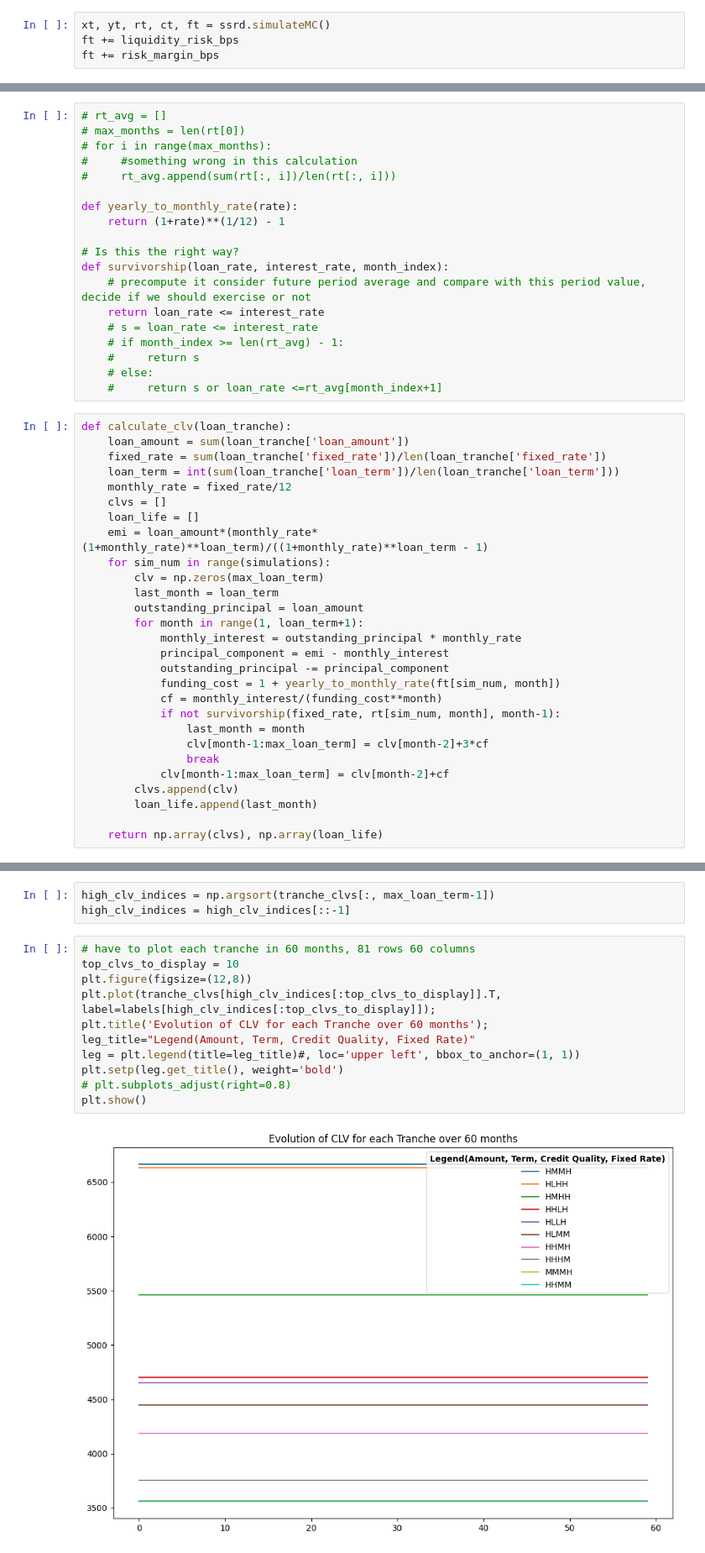
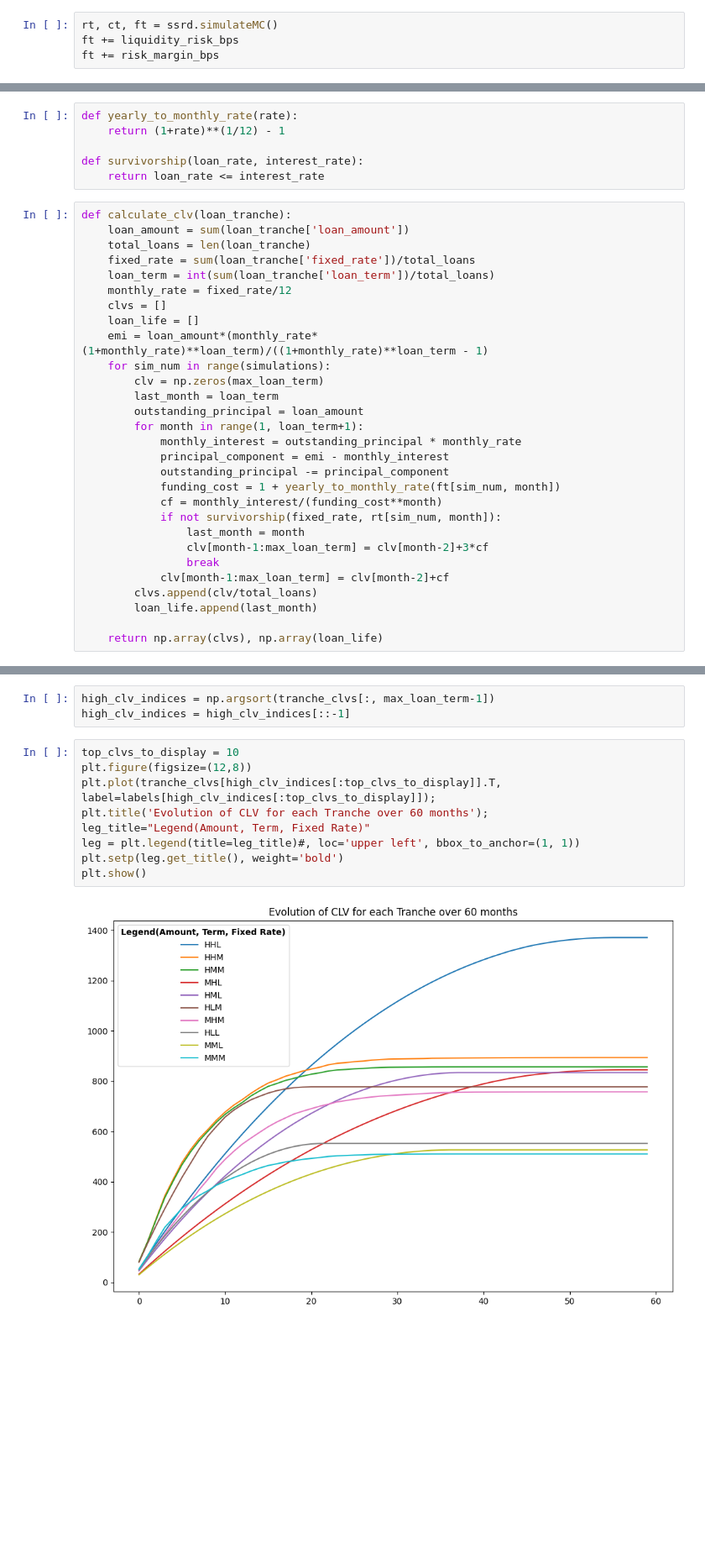
Before and after one commit to kasirajr/tesco-industry-project, a Jupyter notebook: clv.ipynb, the cells around one changed output, grey strips where cells are left out. Shown at 84% size. Drawn from its saved outputs; the diff is of its cells as text; blank space fills up the shorter version.

```diff
--- a/clv.ipynb
+++ b/clv.ipynb
@@ -24,7 +24,7 @@ rho = 0.3
 
 ssrd = extended_cir.SSRDSimulation(ir_model, cr_model, rho, simulations, time_step, T)
 # %%
-xt, yt, rt, ct, ft = ssrd.simulateMC()
+rt, ct, ft = ssrd.simulateMC()
 ft += liquidity_risk_bps
 ft += risk_margin_bps
 # %%
@@ -46,30 +46,18 @@ loan_simulation.np.random.seed(123)
 loan_sim = loan_simulation.LoanBookSimulation(60, 10 * 1e7, 0.5)
 loan_sim.simulate_loan_book()
 loan_book = loan_sim.loan_book_segmentation();
-# %%
-# rt_avg = []
-# max_months = len(rt[0])
-# for i in range(max_months):
-#     #something wrong in this calculation
-#     rt_avg.append(sum(rt[:, i])/len(rt[:, i]))
-
-def yearly_to_monthly_rate(rate):
-    return (1+rate)**(1/12) - 1
-
-# Is this the right way?
-def survivorship(loan_rate, interest_rate, month_index):
-    # precompute it consider future period average and compare with this period value, decide if we should exercise or not
-    return loan_rate <= interest_rate
-    # s = loan_rate <= interest_rate
-    # if month_index >= len(rt_avg) - 1:
-    #     return s
-    # else:
-    #     return s or loan_rate <=rt_avg[month_index+1]
+# %%
+def yearly_to_monthly_rate(rate):
+    return (1+rate)**(1/12) - 1
+
+def survivorship(loan_rate, interest_rate):
+    return loan_rate <= interest_rate
 # %%
 def calculate_clv(loan_tranche):
     loan_amount = sum(loan_tranche['loan_amount'])
-    fixed_rate = sum(loan_tranche['fixed_rate'])/len(loan_tranche['fixed_rate'])
-    loan_term = int(sum(loan_tranche['loan_term'])/len(loan_tranche['loan_term']))
+    total_loans = len(loan_tranche)
+    fixed_rate = sum(loan_tranche['fixed_rate'])/total_loans
+    loan_term = int(sum(loan_tranche['loan_term'])/total_loans)
     monthly_rate = fixed_rate/12
     clvs = []
     loan_life = []
@@ -84,12 +72,12 @@ def calculate_clv(loan_tranche):
             outstanding_principal -= principal_component
             funding_cost = 1 + yearly_to_monthly_rate(ft[sim_num, month])
             cf = monthly_interest/(funding_cost**month)
-            if not survivorship(fixed_rate, rt[sim_num, month], month-1):
+            if not survivorship(fixed_rate, rt[sim_num, month]):
                 last_month = month
                 clv[month-1:max_loan_term] = clv[month-2]+3*cf
                 break
             clv[month-1:max_loan_term] = clv[month-2]+cf
-        clvs.append(clv)
+        clvs.append(clv/total_loans)
         loan_life.append(last_month)
 
     return np.array(clvs), np.array(loan_life)
@@ -118,15 +96,13 @@ labels = np.array(labels)
 high_clv_indices = np.argsort(tranche_clvs[:, max_loan_term-1])
 high_clv_indices = high_clv_indices[::-1]
 # %%
-# have to plot each tranche in 60 months, 81 rows 60 columns
 top_clvs_to_display = 10
 plt.figure(figsize=(12,8))
 plt.plot(tranche_clvs[high_clv_indices[:top_clvs_to_display]].T, label=labels[high_clv_indices[:top_clvs_to_display]]);
 plt.title('Evolution of CLV for each Tranche over 60 months');
-leg_title="Legend(Amount, Term, Credit Quality, Fixed Rate)"
+leg_title="Legend(Amount, Term, Fixed Rate)"
 leg = plt.legend(title=leg_title)#, loc='upper left', bbox_to_anchor=(1, 1))
 plt.setp(leg.get_title(), weight='bold')
-# plt.subplots_adjust(right=0.8)
 plt.show()
 # %% [output]
-[figure, old version]
+[figure, new version]
```
Also changed, not shown: parts of 3 cells of this notebook, 3 other files.
